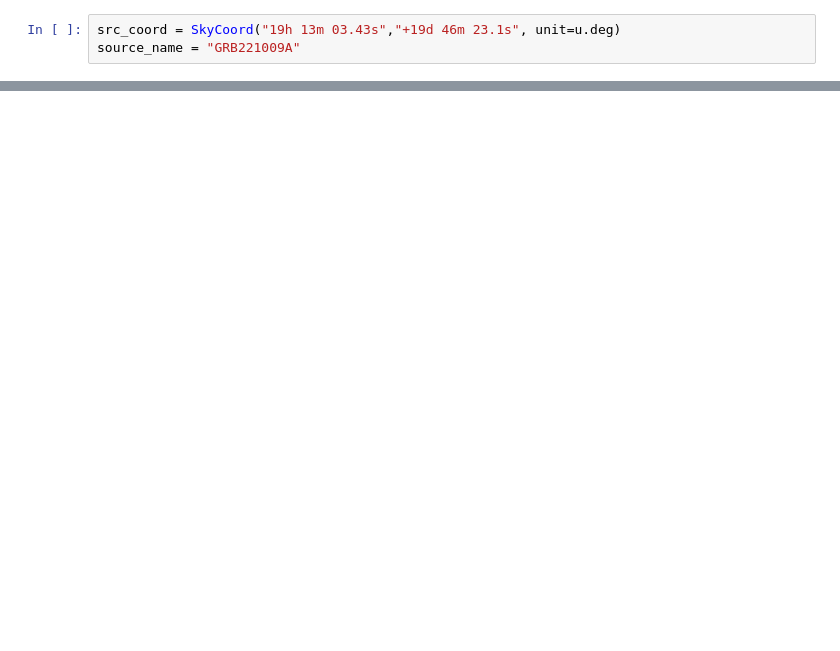
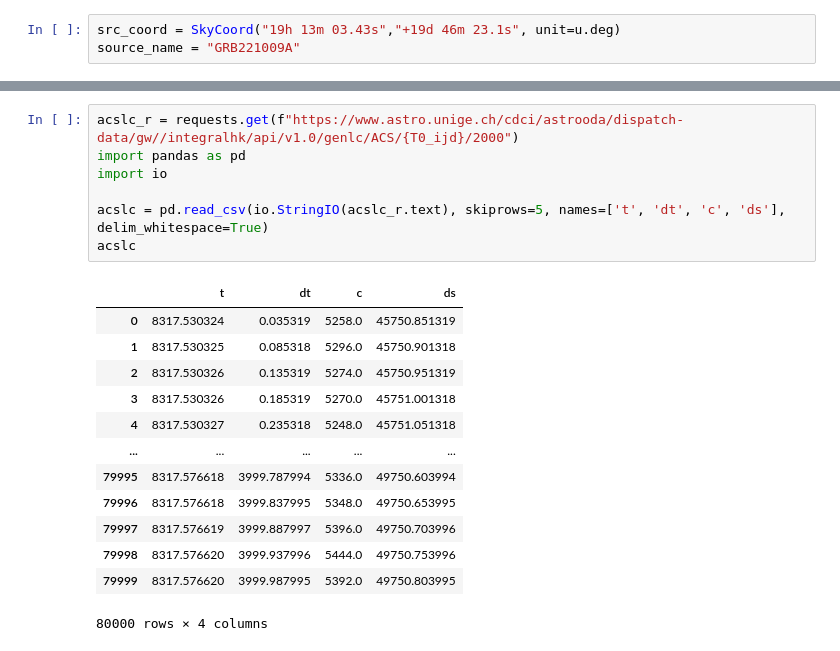
Before and after one commit to volodymyrss/grb221009, a Jupyter notebook: grb221009.ipynb, the cells around one changed output, grey strips where cells are left out. Drawn from its saved outputs; the diff is of its cells as text; blank space fills up the shorter version.

```diff
--- a/grb221009.ipynb
+++ b/grb221009.ipynb
@@ -169,0 +289,21 @@ Invalid DATE-END format 'UTC_format''. [astropy.wcs.wcs]
+# %%
+acslc_r = requests.get(f"https://www.astro.unige.ch/cdci/astrooda/dispatch-data/gw//integralhk/api/v1.0/genlc/ACS/{T0_ijd}/2000")
+import pandas as pd
+import io
+
+acslc = pd.read_csv(io.StringIO(acslc_r.text), skiprows=5, names=['t', 'dt', 'c', 'ds'], delim_whitespace=True)
+acslc
+# %% [output]
+|  | t | dt | c | ds |
+| 0 | 8317.530324 | 0.035319 | 5258.0 | 45750.851319 |
+| 1 | 8317.530325 | 0.085318 | 5296.0 | 45750.901318 |
+| 2 | 8317.530326 | 0.135319 | 5274.0 | 45750.951319 |
+| 3 | 8317.530326 | 0.185319 | 5270.0 | 45751.001318 |
+| 4 | 8317.530327 | 0.235318 | 5248.0 | 45751.051318 |
+| ... | ... | ... | ... | ... |
+| 79995 | 8317.576618 | 3999.787994 | 5336.0 | 49750.603994 |
+| 79996 | 8317.576618 | 3999.837995 | 5348.0 | 49750.653995 |
+| 79997 | 8317.576619 | 3999.887997 | 5396.0 | 49750.703996 |
+| 79998 | 8317.576620 | 3999.937996 | 5444.0 | 49750.753996 |
+| 79999 | 8317.576620 | 3999.987995 | 5392.0 | 49750.803995 |
+80000 rows × 4 columns
```
Also changed, not shown: parts of 36 cells of this notebook, 20 other files.
